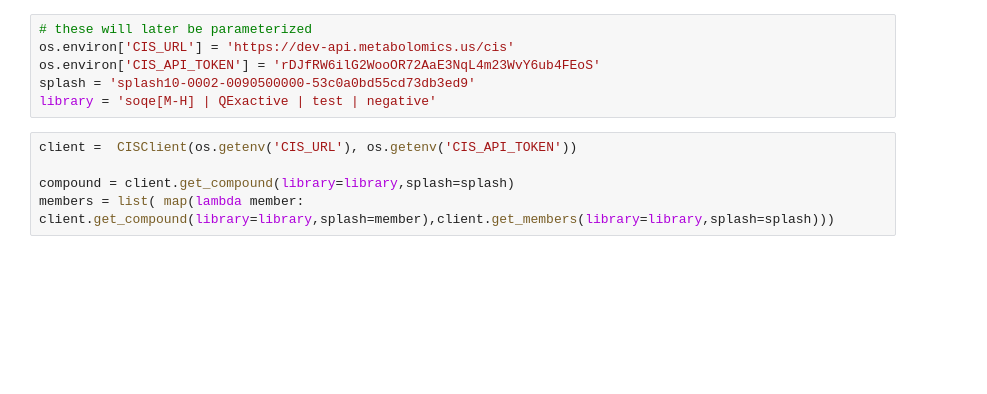
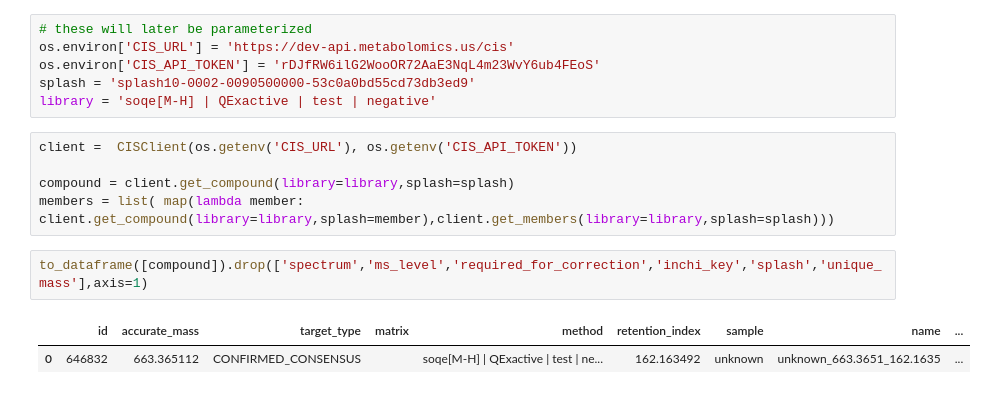
Before and after one commit to metabolomics-us/carpy, a Jupyter notebook: cis-vis/cisvis/visualizeCompound.ipynb, the cells around one changed output. Cells and saved outputs as stored; diff of their text form; blank space fills up the shorter version.

```diff
--- a/cis-vis/cisvis/visualizeCompound.ipynb
+++ b/cis-vis/cisvis/visualizeCompound.ipynb
@@ -13,4 +17,9 @@ client =  CISClient(os.getenv('CIS_URL'), os.getenv('CIS_API_TOKEN'))
 
 compound = client.get_compound(library=library,splash=splash)
 members = list( map(lambda member: client.get_compound(library=library,splash=member),client.get_members(library=library,splash=splash)))
+# %%
+to_dataframe([compound]).drop(['spectrum','ms_level','required_for_correction','inchi_key','splash','unique_mass'],axis=1)
+# %% [output]
+|  | id | accurate_mass | target_type | matrix | method | retention_index | sample | name | ... |
+| 0 | 646832 | 663.365112 | CONFIRMED_CONSENSUS |  | soqe[M-H] | QExactive | test | ne... | 162.163492 | unknown | unknown_663.3651_162.1635 | ... |
 # %%
```
Also changed, not shown: parts of 6 cells of this notebook, 5 other files.
